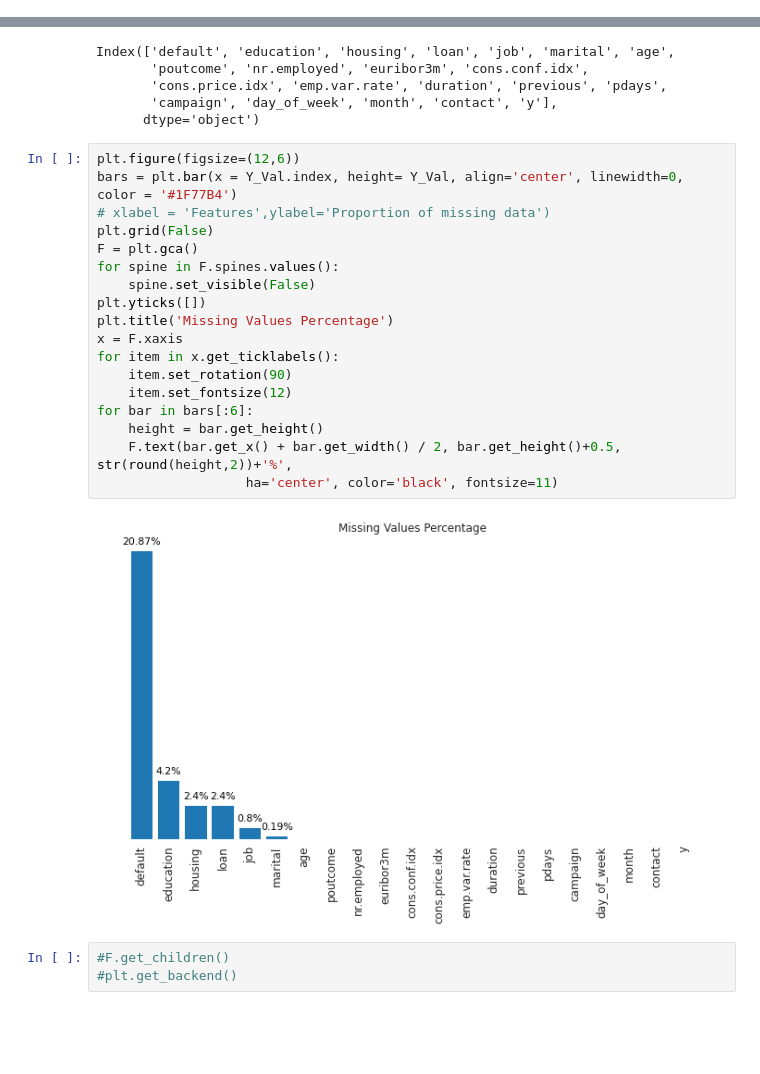
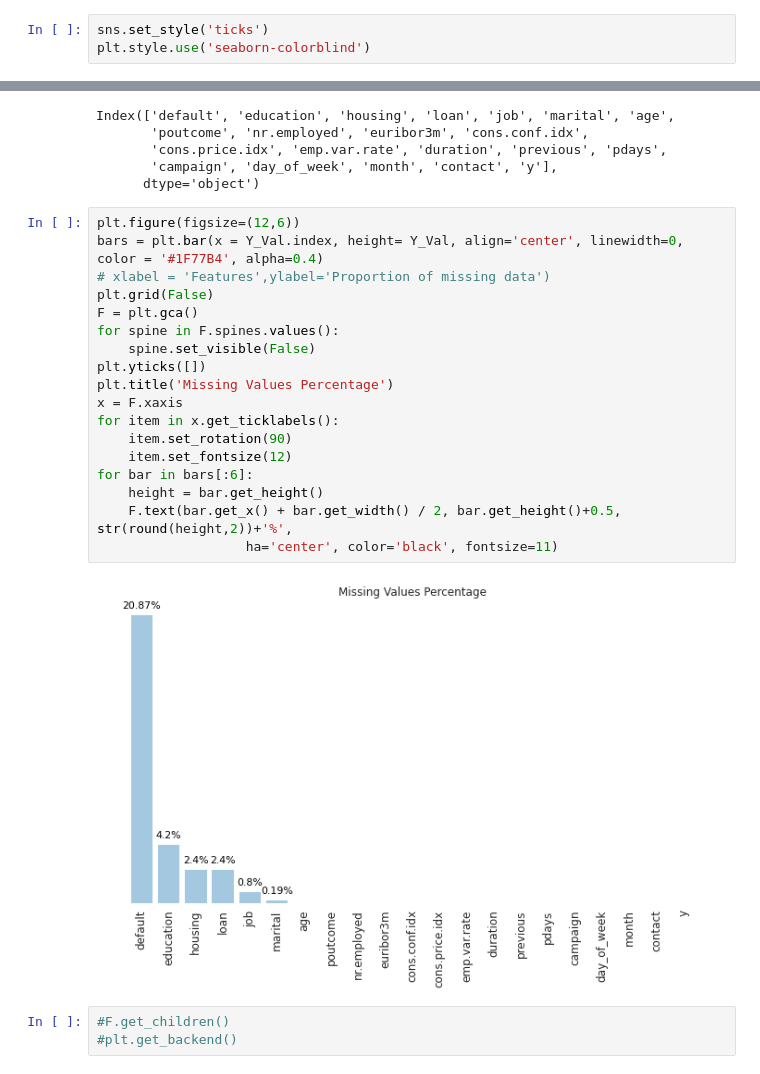
Before and after one commit to Sahel-Eskandar/Term-Deposit, a Jupyter notebook: Notebook/preprocessing.ipynb, the cells around one changed output, grey strips where cells are left out. Cells and saved outputs as stored; diff of their text form; blank space fills up the shorter version.

```diff
--- a/Notebook/preprocessing.ipynb
+++ b/Notebook/preprocessing.ipynb
@@ -73,6 +55,9 @@ warnings.simplefilter('ignore')
 sns.set_style('whitegrid') # style
 # render plots inline
 %matplotlib inline
+# %%
+sns.set_style('ticks')
+plt.style.use('seaborn-colorblind')
 # %%
 def ensure_dir(file_path):
     directory = os.path.dirname(file_path)
@@ -165,24 +150,24 @@ Index(['default', 'education', 'housing', 'loan', 'job', 'marital', 'age',
       dtype='object')
 # %%
 plt.figure(figsize=(12,6))
-bars = plt.bar(x = Y_Val.index, height= Y_Val, align='center', linewidth=0, color = '#1F77B4')
+bars = plt.bar(x = Y_Val.index, height= Y_Val, align='center', linewidth=0, color = '#1F77B4', alpha=0.4)
 # xlabel = 'Features',ylabel='Proportion of missing data')
 plt.grid(False)
 F = plt.gca()
 for spine in F.spines.values():
     spine.set_visible(False)
 plt.yticks([])
 plt.title('Missing Values Percentage')
 x = F.xaxis
 for item in x.get_ticklabels():
     item.set_rotation(90)
     item.set_fontsize(12)
 for bar in bars[:6]:
     height = bar.get_height()
     F.text(bar.get_x() + bar.get_width() / 2, bar.get_height()+0.5, str(round(height,2))+'%',
                    ha='center', color='black', fontsize=11)
 # %% [output]
-[figure, old version]
+[figure, new version]
 # %%
 #F.get_children()
 #plt.get_backend()
```
Also changed, not shown: parts of 9 cells of this notebook.
